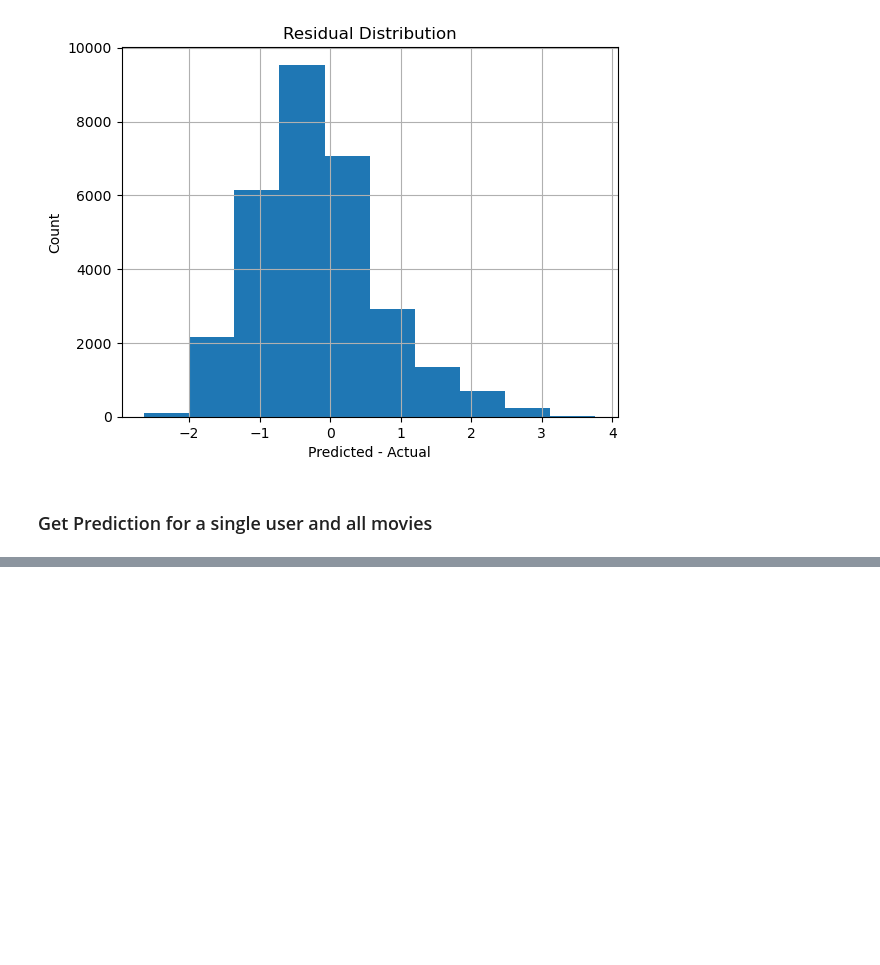
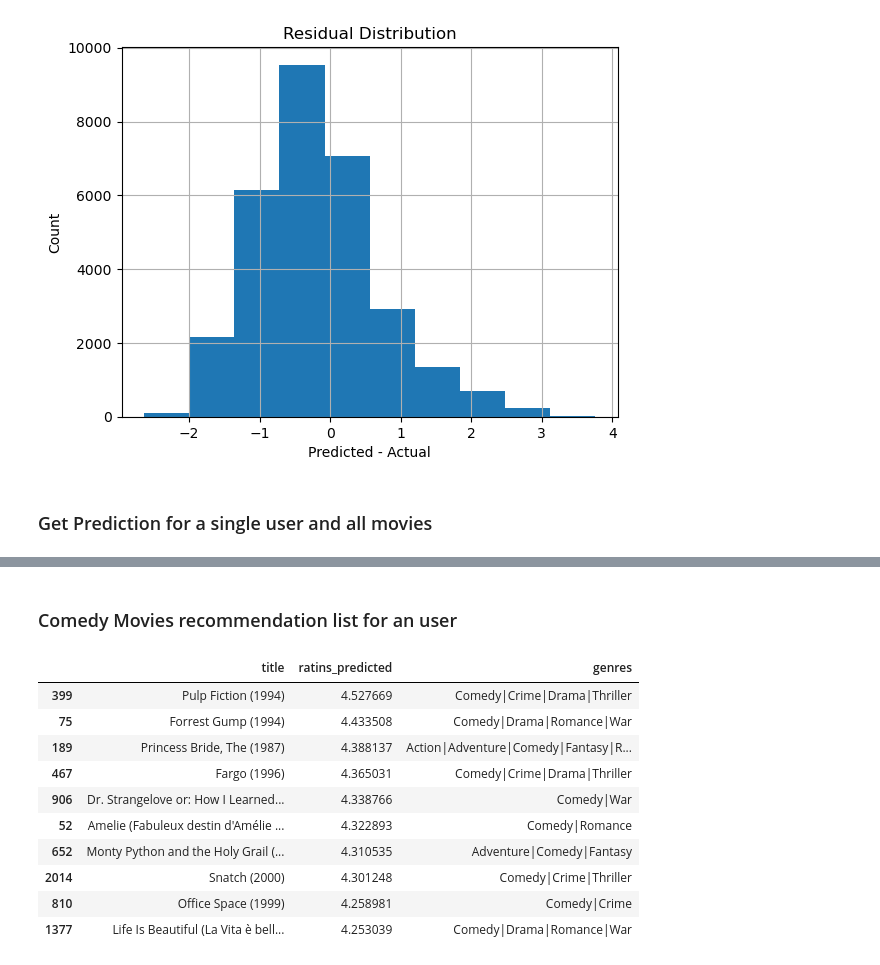
Before and after one commit to saravanankrishnarajan/SageMaker, a Jupyter notebook: fm/fm_cloud_prediction_template.ipynb, the cells around one changed output, grey strips where cells are left out. Drawn from its saved outputs; the diff is of its cells as text; code cells hidden in the pictures; blank space fills up the shorter version.

```diff
--- a/fm/fm_cloud_prediction_template.ipynb
+++ b/fm/fm_cloud_prediction_template.ipynb
@@ -181,0 +264,17 @@ df_one_user_test =
+# %% [markdown]
+### Comedy Movies recommendation list for an user
+# %%
+df_one_user_test[df_one_user_test['Comedy']==1]. \
+    sort_values(['ratins_predicted'], ascending=False)[['title','ratins_predicted','genres']].head(10)
+# %% [output]
+|  | title | ratins_predicted | genres |
+| 399 | Pulp Fiction (1994) | 4.527669 | Comedy|Crime|Drama|Thriller |
+| 75 | Forrest Gump (1994) | 4.433508 | Comedy|Drama|Romance|War |
+| 189 | Princess Bride, The (1987) | 4.388137 | Action|Adventure|Comedy|Fantasy|R... |
+| 467 | Fargo (1996) | 4.365031 | Comedy|Crime|Drama|Thriller |
+| 906 | Dr. Strangelove or: How I Learned... | 4.338766 | Comedy|War |
+| 52 | Amelie (Fabuleux destin d'Amélie ... | 4.322893 | Comedy|Romance |
+| 652 | Monty Python and the Holy Grail (... | 4.310535 | Adventure|Comedy|Fantasy |
+| 2014 | Snatch (2000) | 4.301248 | Comedy|Crime|Thriller |
+| 810 | Office Space (1999) | 4.258981 | Comedy|Crime |
+| 1377 | Life Is Beautiful (La Vita è bell... | 4.253039 | Comedy|Drama|Romance|War |
```
Also changed, not shown: parts of 25 cells of this notebook.
